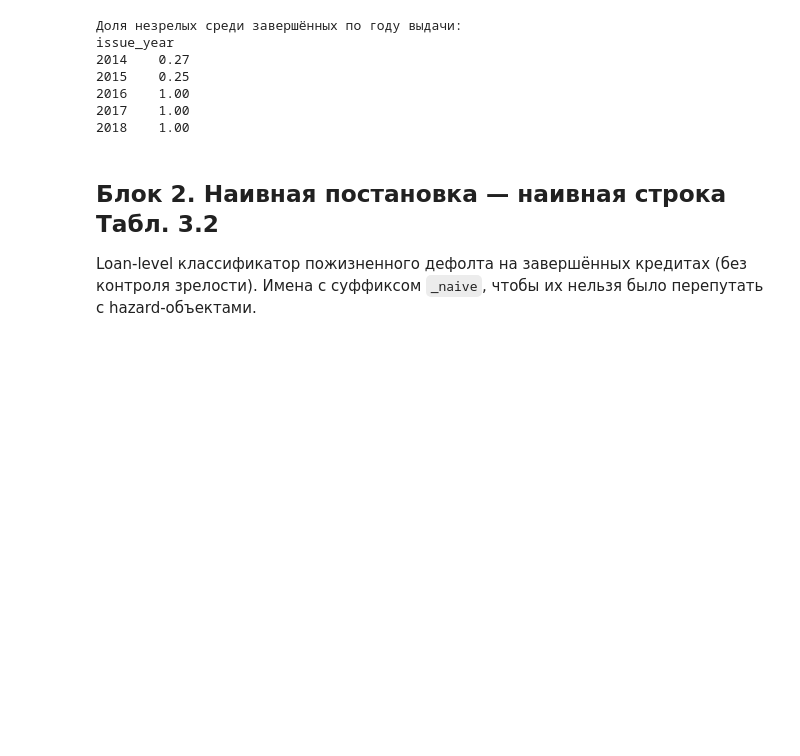
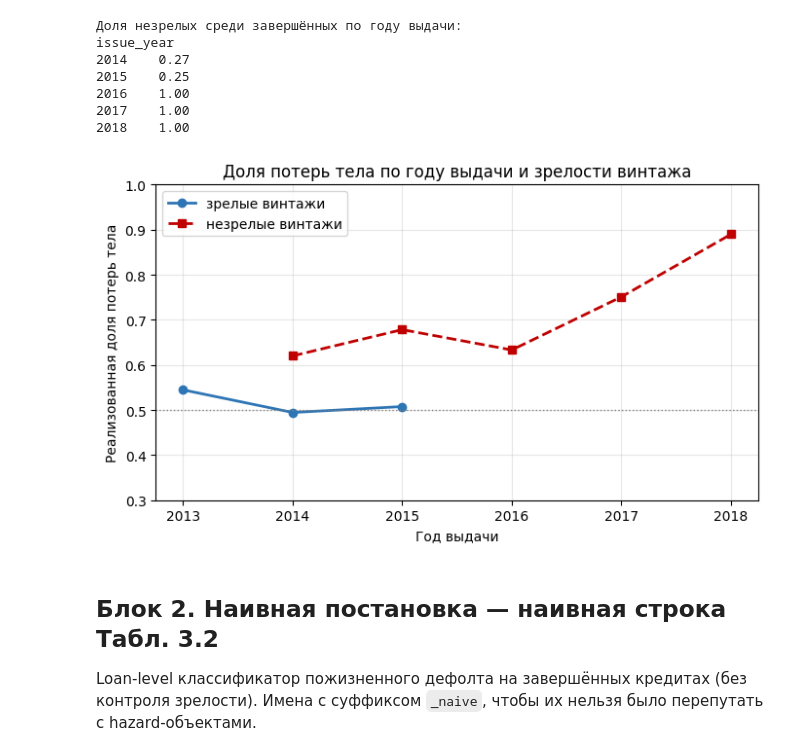
Before and after one commit to vyumalashko/coursework_vyumalashko, a Jupyter notebook: notebooks/coursework_script.ipynb, the cells around one changed output. Cells and saved outputs as stored; diff of their text form; code cells hidden in the pictures; blank space fills up the shorter version.

```diff
--- a/notebooks/coursework_script.ipynb
+++ b/notebooks/coursework_script.ipynb
@@ -64,7 +107,7 @@ PAID_STATUS    = ['Fully Paid','Does not meet the credit policy. Status:Fully Pa
 surv['event']    = surv['loan_status'].isin(DEFAULT_STATUS).astype(int)
 surv['mob']      = ((SNAPSHOT.year-surv['issue_date'].dt.year)*12
                     + (SNAPSHOT.month-surv['issue_date'].dt.month)).clip(lower=0)
-surv['mpaid']    = (surv['total_pymnt'] / surv['installment']).round()
+surv['mpaid']    = ((surv['total_pymnt'] - surv['recoveries'].fillna(0)) / surv['installment']).round()
 surv['duration'] = np.where(surv['loan_status'].isin(DEFAULT_STATUS+PAID_STATUS), surv['mpaid'], surv['mob'])
 surv['duration'] = surv['duration'].clip(lower=1).combine(surv['term_months'], min)   # не больше срока
 print(f'surv: {len(surv):,} кредитов | наблюдённых дефолтов {surv["event"].mean()*100:.1f}%')
@@ -163,6 +235,19 @@ issue_year
 2016    1.00
 2017    1.00
 2018    1.00
+# %%
+# Рис. 3.1 — реализованная доля потерь тела по году выдачи и зрелости
+tbl = diag[co].groupby(['issue_year','matured'])['loss_body'].mean().unstack('matured').loc[2013:2018]
+fig, ax = plt.subplots(figsize=(7, 4.2))
+if True  in tbl.columns: ax.plot(tbl.index, tbl[True],  'o-',  color='#2E75B6', lw=2, label='зрелые винтажи')
+if False in tbl.columns: ax.plot(tbl.index, tbl[False], 's--', color='#C00000', lw=2, label='незрелые винтажи')
+ax.axhline(0.50, color='gray', ls=':', lw=1)
+ax.set_xlabel('Год выдачи'); ax.set_ylabel('Реализованная доля потерь тела')
+ax.set_title('Доля потерь тела по году выдачи и зрелости винтажа')
+ax.set_ylim(0.3, 1.0); ax.legend(); ax.grid(alpha=0.3)
+fig.tight_layout(); fig.savefig('../reports/fig_3_1_loss_body.png', dpi=150); plt.show()
+# %% [output]
+[figure, added]
 # %% [markdown]
 ## Блок 2. Наивная постановка — наивная строка Табл. 3.2
 Loan-level классификатор пожизненного дефолта на завершённых кредитах (без контроля зрелости).
```
Also changed, not shown: parts of 59 cells of this notebook, 9 other files.
